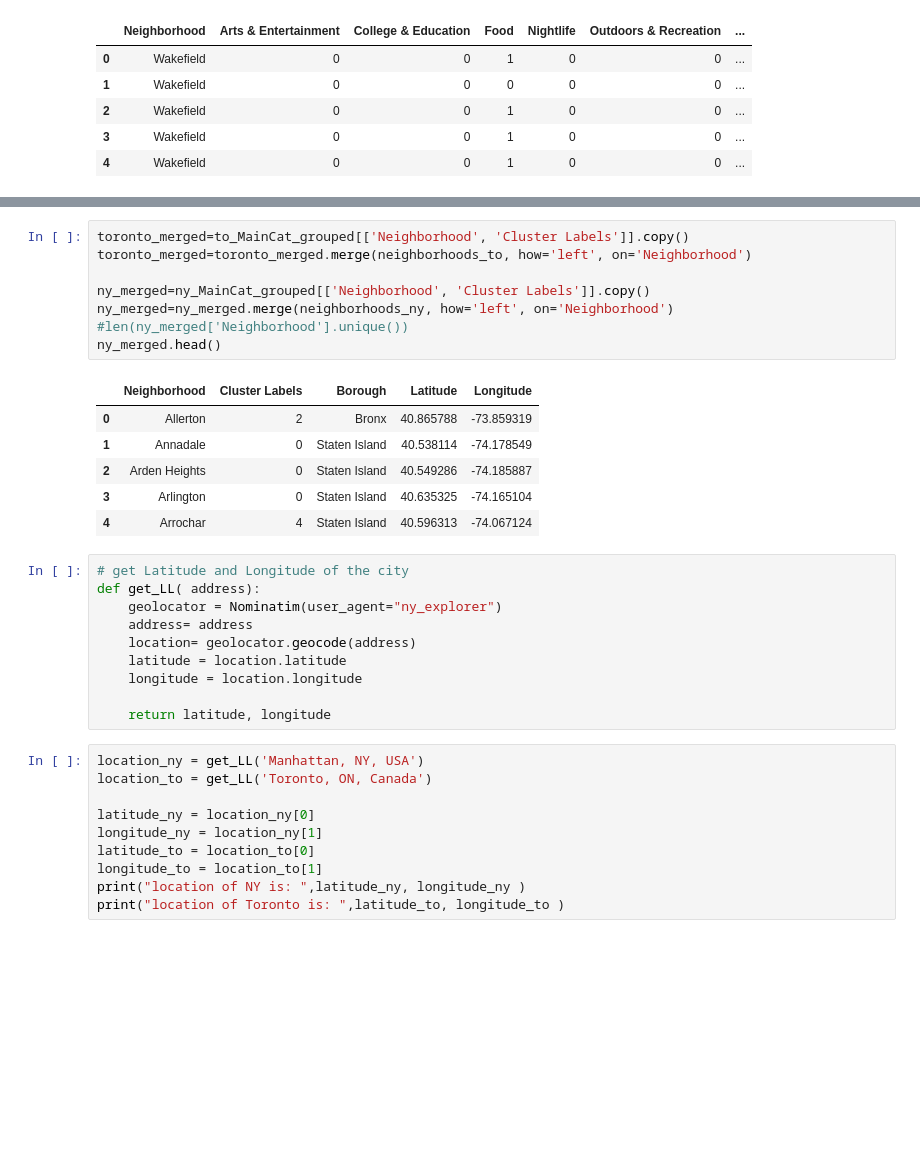
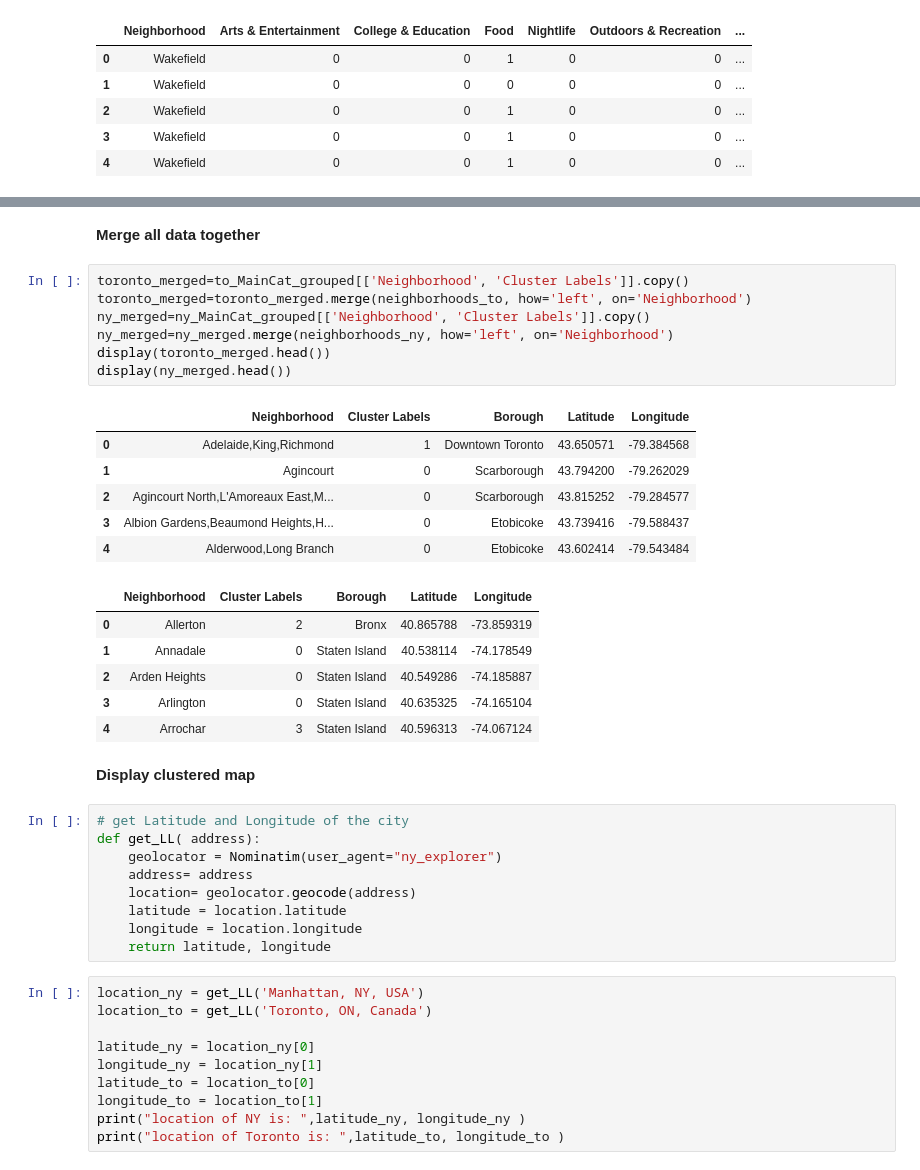
Before and after one commit to water0l/Coursera_Capstone, a Jupyter notebook: Coursera_Capston_Final.ipynb, the cells around one changed output, grey strips where cells are left out. Drawn from its saved outputs; the diff is of its cells as text; blank space fills up the shorter version.

```diff
--- a/Coursera_Capston_Final.ipynb
+++ b/Coursera_Capston_Final.ipynb
@@ -402,18 +418,27 @@ Name: Cluster Labels, dtype: int64
+# %% [markdown]
+**Merge all data together**
 # %%
 toronto_merged=to_MainCat_grouped[['Neighborhood', 'Cluster Labels']].copy()
 toronto_merged=toronto_merged.merge(neighborhoods_to, how='left', on='Neighborhood')
-
 ny_merged=ny_MainCat_grouped[['Neighborhood', 'Cluster Labels']].copy()
 ny_merged=ny_merged.merge(neighborhoods_ny, how='left', on='Neighborhood')
-#len(ny_merged['Neighborhood'].unique())
-ny_merged.head()
+display(toronto_merged.head())
+display(ny_merged.head())
 # %% [output]
 |  | Neighborhood | Cluster Labels | Borough | Latitude | Longitude |
-| 0 | Allerton | 2 | Bronx | 40.865788 | -73.859319 |
-| 1 | Annadale | 0 | Staten Island | 40.538114 | -74.178549 |
-| 2 | Arden Heights | 0 | Staten Island | 40.549286 | -74.185887 |
-| 3 | Arlington | 0 | Staten Island | 40.635325 | -74.165104 |
-| 4 | Arrochar | 4 | Staten Island | 40.596313 | -74.067124 |
+| 0 | Adelaide,King,Richmond | 1 | Downtown Toronto | 43.650571 | -79.384568 |
+| 1 | Agincourt | 0 | Scarborough | 43.794200 | -79.262029 |
+| 2 | Agincourt North,L'Amoreaux East,M... | 0 | Scarborough | 43.815252 | -79.284577 |
+| 3 | Albion Gardens,Beaumond Heights,H... | 0 | Etobicoke | 43.739416 | -79.588437 |
+| 4 | Alderwood,Long Branch | 0 | Etobicoke | 43.602414 | -79.543484 |
+|  | Neighborhood | Cluster Labels | Borough | Latitude | Longitude |
+| 0 | Allerton | 2 | Bronx | 40.865788 | -73.859319 |
+| 1 | Annadale | 0 | Staten Island | 40.538114 | -74.178549 |
+| 2 | Arden Heights | 0 | Staten Island | 40.549286 | -74.185887 |
+| 3 | Arlington | 0 | Staten Island | 40.635325 | -74.165104 |
+| 4 | Arrochar | 3 | Staten Island | 40.596313 | -74.067124 |
+# %% [markdown]
+**Display clustered map**
 # %%
 # get Latitude and Longitude of the city
 def get_LL( address):
@@ -422,7 +447,6 @@ def get_LL( address):
     location= geolocator.geocode(address)
     latitude = location.latitude
     longitude = location.longitude
-
     return latitude, longitude
 # %%
 location_ny = get_LL('Manhattan, NY, USA')
```
Also changed, not shown: parts of 78 cells of this notebook, 2 other files.
